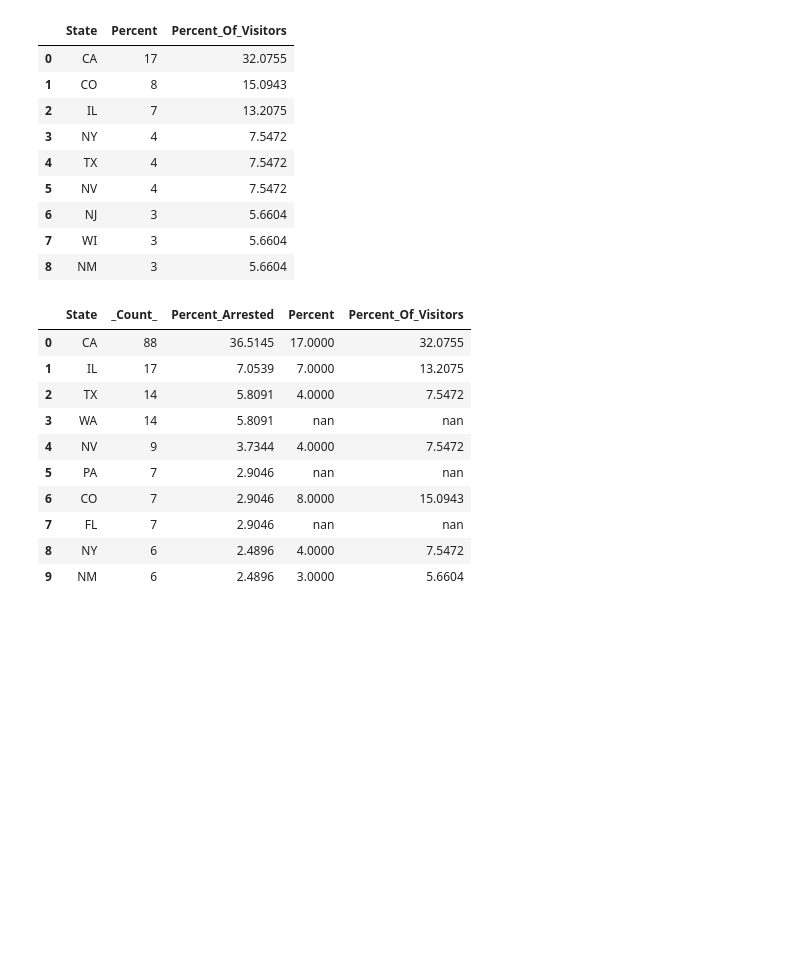
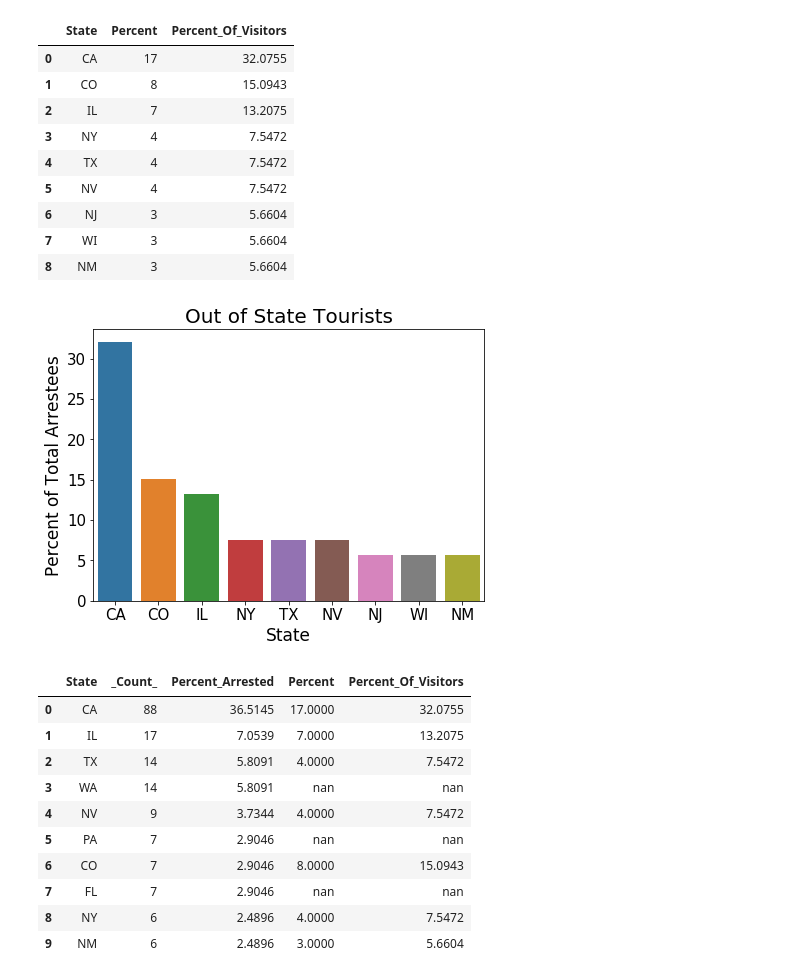
Before and after one commit to mrkjhsn/City-of-Scottsdale-Arrestees-from-Out-Of-State, a Jupyter notebook: OutofState_Visualizations.ipynb, the cells around one changed output. Saved outputs shown, nothing was run; the diff lists cells and outputs as text; code cells hidden in the pictures; blank space fills up the shorter version.

```diff
--- a/OutofState_Visualizations.ipynb
+++ b/OutofState_Visualizations.ipynb
@@ -95,6 +100,17 @@ longwoods_data
 | 6 | NJ | 3 | 5.6604 |
 | 7 | WI | 3 | 5.6604 |
 | 8 | NM | 3 | 5.6604 |
+# %%
+plt.rcParams["figure.figsize"] = [7, 5]
+
+ax = sns.barplot(x=longwoods_data.iloc[:,0], y=longwoods_data.iloc[:,2])
+
+plt.title('Out of State Tourists',fontsize=20)
+plt.ylabel('Percent of Total Arrestees',fontsize=17)
+plt.xlabel('State',fontsize=17)
+plt.tick_params(labelsize=15)
+# %% [output]
+[figure, added]
 # %%
 # join datasets of visitors and arrestees
 arrestees_and_visitors = pd.merge(ArresteesbyState.head(25),longwoods_data, on='State',how='left')
```
Also changed, not shown: parts of 6 cells of this notebook.
